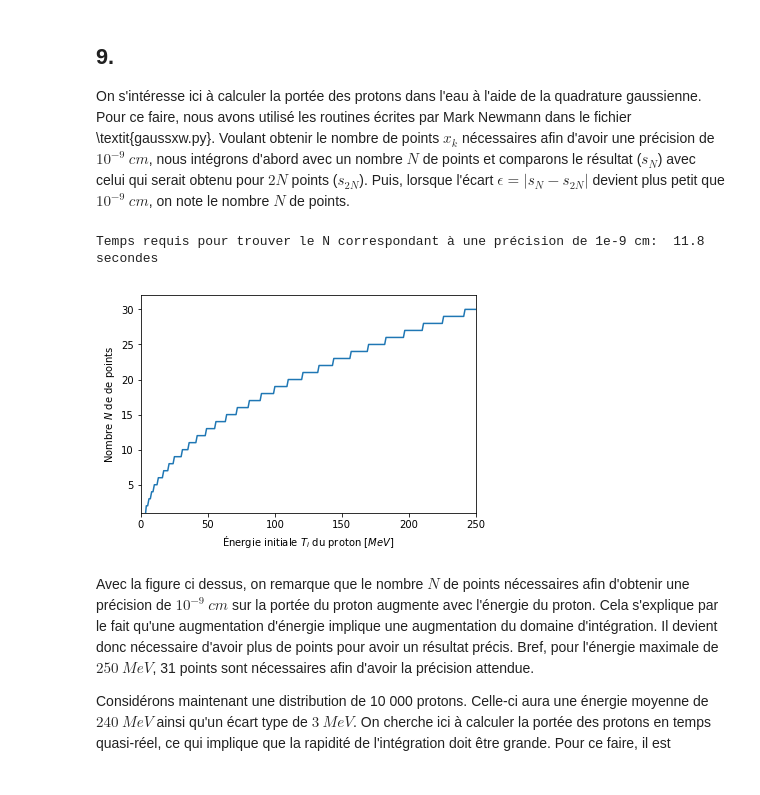
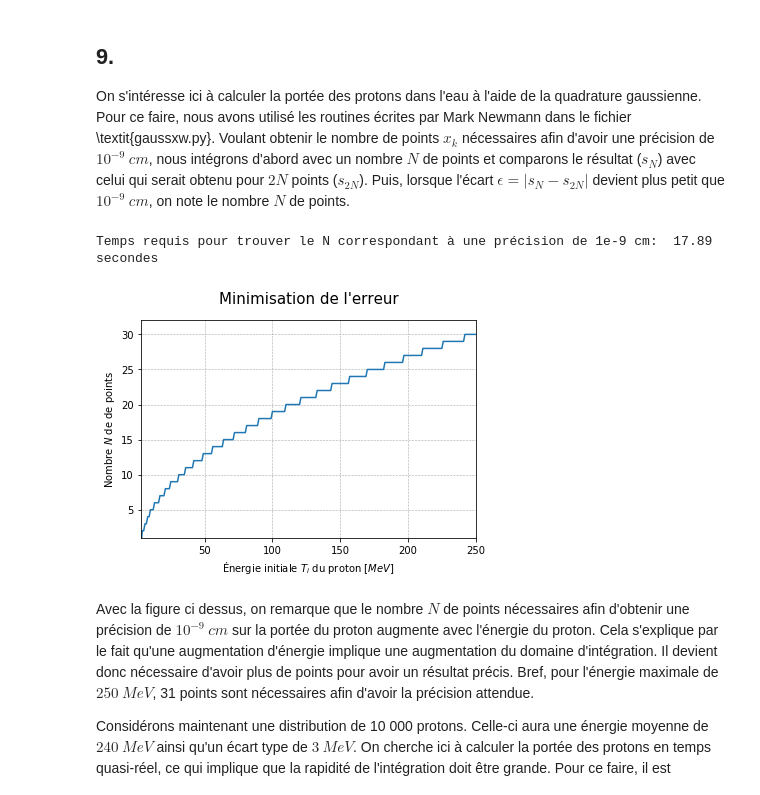
Before and after one commit to eliedl/Physique_numerique, a Jupyter notebook: TP1/TP1_total.ipynb, the cells around one changed output. Cells and saved outputs as stored; diff of their text form; code cells hidden in the pictures.

```diff
--- a/TP1/TP1_total.ipynb
+++ b/TP1/TP1_total.ipynb
@@ -138,9 +143,9 @@ def get_s_col(r_e, n_e, T, I, m_e=0.511):
 
     """ Retourne le pouvoir d'arrêt collisonnel d'un matériau
 
-    :params:---------------Description---------------: Unités : type :
+    :params:---------------Description---------------: Unités :
 
-        r_e: Rayon électronique                          cm      float
+        r_e: Rayon électronique                          cm
         n_e: Densité électronique du matériau          cm^{-3}
        beta: Facteur de vitesse réduite                  -
       gamma: Facteur de Lorentz                          -
@@ -159,13 +164,12 @@ def get_s_col(r_e, n_e, T, I, m_e=0.511):
 T = np.linspace(3, 10000, 100000)
 
 s_col_eau = get_s_col(r_e, n_e_eau, T, I_eau)
-
 s_col_cort = get_s_col(r_e, n_e_cort, T, I_cort)
 
 p_col_cort = s_col_cort/rho_cort
 
+#Gestion de l'affichage
 ax = plt.subplot(111)
-
 plt.plot(T, s_col_eau, label=r"           Eau: $\rho = 1,00\ g/cm^3$")
 plt.plot(T, p_col_cort, label=r"Os cortical: $\rho = 1,85\ g/cm^3$")
 plt.xscale('log')
@@ -550,7 +533,6 @@ def get_n(N, a, b):
           N: Nombre de points                         -
           a: borne d'intégration inférieure          MeV
           b: borne(s) d'intégration supérieure(s)    MeV
-
     """
 
     n = []
@@ -561,36 +543,38 @@ def get_n(N, a, b):
             N += 1
 
             res_N = 0
             res_2N = 0
 
             x_N, w_N = gaussxwab(N, a, b_i)
             x_2N, w_2N = gaussxwab(2*N, a, b_i)
 
             res_N = np.sum(w_N/get_s_col(r_e, n_e_eau, x_N, I_eau))
             res_2N = np.sum(w_2N/get_s_col(r_e, n_e_eau, x_2N, I_eau))
 
             erreur = abs(res_N - res_2N)
 
         n.append(N-1)
 
     return n
 
 b = np.arange(3, 251, 1)
 start_err = timer()
 n = get_n(0, 3, b)
 end_err = timer()
 err_time = np.round(end_err - start_err, 2)
 print(r"Temps requis pour trouver le N correspondant à une précision de 1e-9 cm: ", err_time, "secondes")
 
 plt.plot(b,n)
 plt.xlabel('Énergie initiale $T_i$ du proton $[MeV]$')
 plt.ylabel('Nombre $N$ de de points')
-plt.xlim([0,250])
+plt.title("Minimisation de l'erreur", y=1.05, fontsize=15)
+plt.grid('True', which='Major', ls='--', linewidth=0.6)
+plt.xlim([3,250])
 plt.ylim([1,32])
 plt.show()
 # %% [output]
-Temps requis pour trouver le N correspondant à une précision de 1e-9 cm:  11.8 secondes
+Temps requis pour trouver le N correspondant à une précision de 1e-9 cm:  17.89 secondes
-[figure, old version]
+[figure, new version]
 # %% [markdown]
 Avec la figure ci dessus, on remarque que le nombre $N$ de points nécessaires afin d'obtenir une précision de $10^{-9}\ cm$ sur la portée du proton augmente avec l'énergie du proton. Cela s'explique par le fait qu'une augmentation d'énergie implique une augmentation du domaine d'intégration. Il devient donc nécessaire d'avoir plus de points pour avoir un résultat précis. Bref, pour l'énergie maximale de $250\ MeV$, 31 points sont nécessaires afin d'avoir la précision attendue.
 
```
Also changed, not shown: parts of 31 cells of this notebook, 2 other files.
